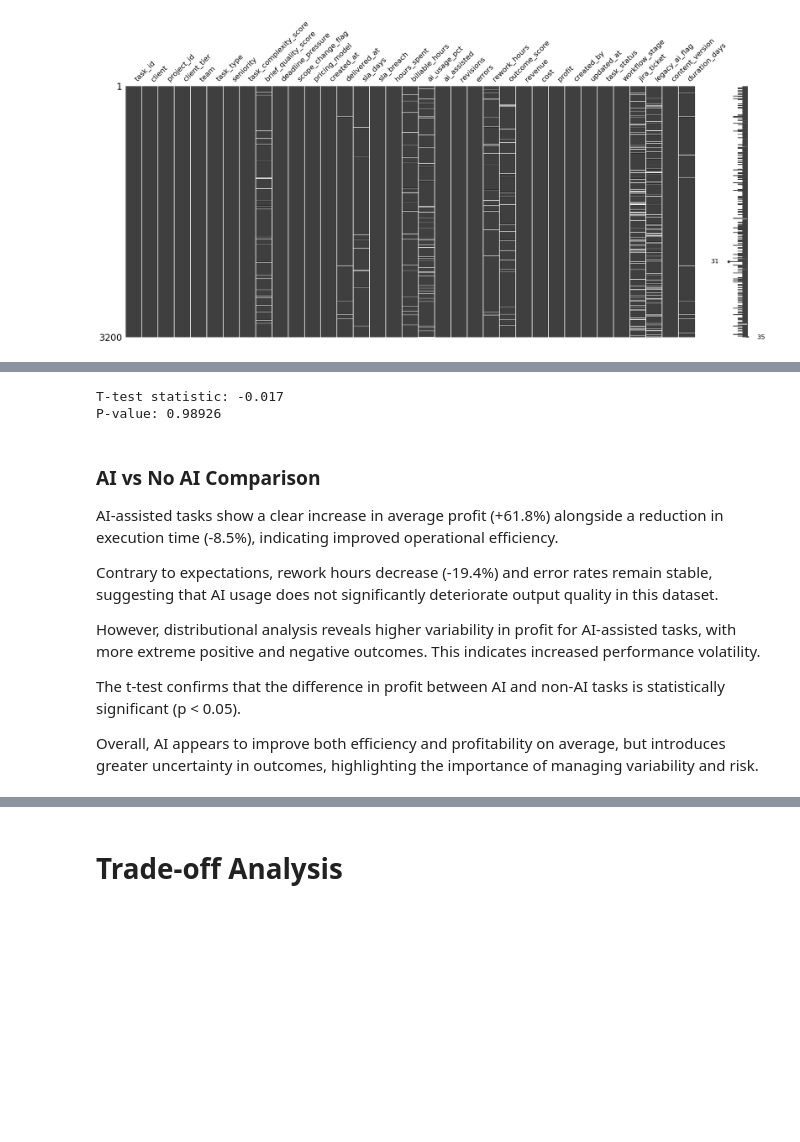
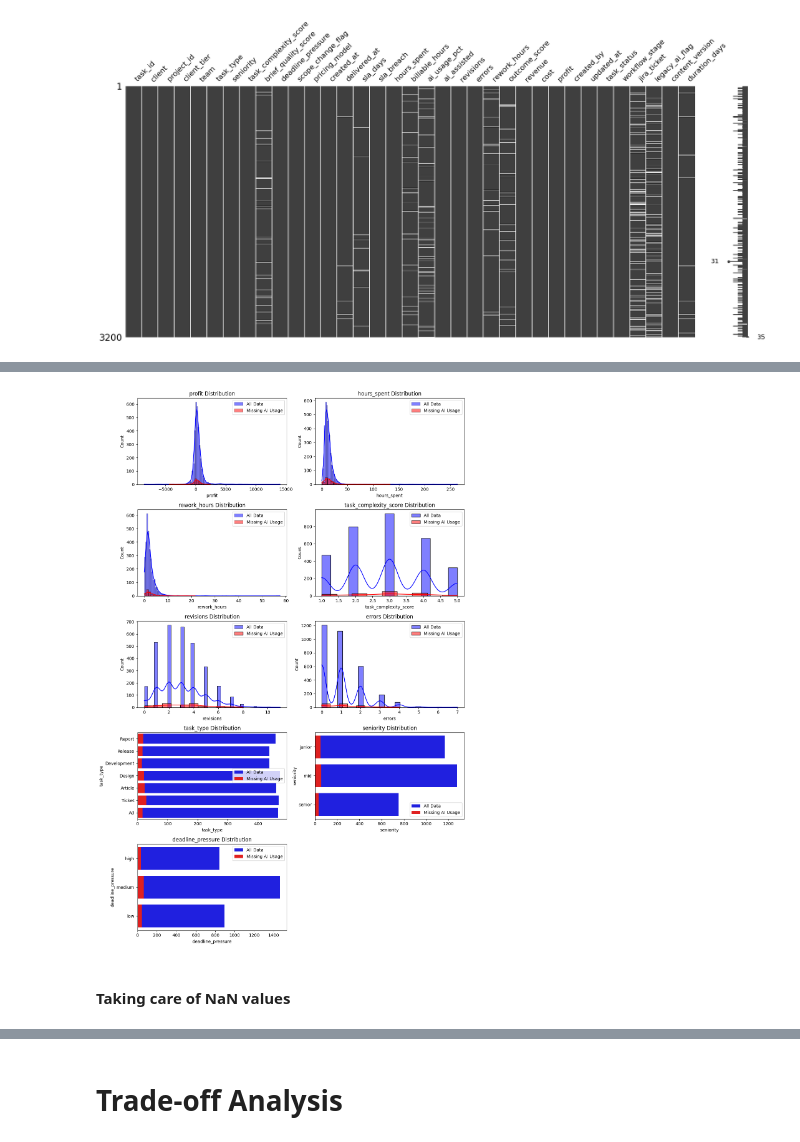
Before and after one commit to andreamammano89-maker/ML_Project_SEA_815441, a Jupyter notebook: main.ipynb, the cells around one changed output, grey strips where cells are left out. Cells and saved outputs as stored; diff of their text form; code cells hidden in the pictures; blank space fills up the shorter version.

```diff
--- a/main.ipynb
+++ b/main.ipynb
@@ -587,13 +593,0 @@ plt.show()
-# %%
-df_productivity['ai_bin'] = pd.cut(
-    df_productivity['ai_usage_pct'],
-    bins=[0, 0.2, 0.4, 0.6, 0.8, 1]
-)
-
-threshold = df_productivity.groupby('ai_bin')[[
-    'profit',
-    'rework_hours',
-    'hours_spent'
-]].mean()
-
-threshold
@@ -774,25 +594,41 @@ plt.show()
-# %%
-from scipy.stats import ttest_ind
-
-ai = df_productivity[df_productivity['ai_flag'] == 1]['profit']
-no_ai = df_productivity[df_productivity['ai_flag'] == 0]['profit']
-
-t_stat, p_val = ttest_ind(ai, no_ai, equal_var=False)
-
-print(f"T-test statistic: {t_stat:.3f}")
-print(f"P-value: {p_val:.5f}")
-# %% [output]
-T-test statistic: -0.017
-P-value: 0.98926
-# %% [markdown]
-### AI vs No AI Comparison
-
-AI-assisted tasks show a clear increase in average profit (+61.8%) alongside a reduction in execution time (-8.5%), indicating improved operational efficiency.
-
-Contrary to expectations, rework hours decrease (-19.4%) and error rates remain stable, suggesting that AI usage does not significantly deteriorate output quality in this dataset.
-
-However, distributional analysis reveals higher variability in profit for AI-assisted tasks, with more extreme positive and negative outcomes. This indicates increased performance volatility.
-
-The t-test confirms that the difference in profit between AI and non-AI tasks is statistically significant (p < 0.05).
-
-Overall, AI appears to improve both efficiency and profitability on average, but introduces greater uncertainty in outcomes, highlighting the importance of managing variability and risk.
+# %%
+missing_ai_rows = df_productivity[df_productivity['ai_usage_pct'].isnull()]
+
+columns = [
+    'profit',
+    'hours_spent',
+    'rework_hours',
+    'task_complexity_score',
+    'revisions',
+    'errors',
+    'task_type',
+    'seniority',
+    'deadline_pressure'
+]
+
+fig, axes = plt.subplots(len(columns) // 2 + 1, 2, figsize=(12, 2 * len(columns)))
+axes = axes.flatten()
+for i, column in enumerate(columns):
+
+    if column in df_productivity.select_dtypes(include=['int64', 'float64']).columns:
+        sns.histplot(df_productivity[column], ax=axes[i], kde=True, color='blue', label='All Data')
+        sns.histplot(missing_ai_rows[column], ax=axes[i], kde=True, color='red', label='Missing AI Usage')
+    else:
+        sns.countplot(data=df_productivity, y=column, ax=axes[i], color='blue', label='All Data')
+        sns.countplot(data=missing_ai_rows, y=column, ax=axes[i], color='red', label='Missing AI Usage')
+
+        axes[i].set_ylabel(column)
+        axes[i].set_xlabel('Count')
+
+    axes[i].set_title(f'{column} Distribution')
+    axes[i].set_xlabel(column)
+    axes[i].legend()
+
+for j in range(i + 1, len(axes)):
+    axes[j].set_visible(False)
+
+plt.tight_layout()
+# %% [output]
+[figure, added]
+# %% [markdown]
+#### Taking care of NaN values
```
Also changed, not shown: parts of 152 cells of this notebook.
